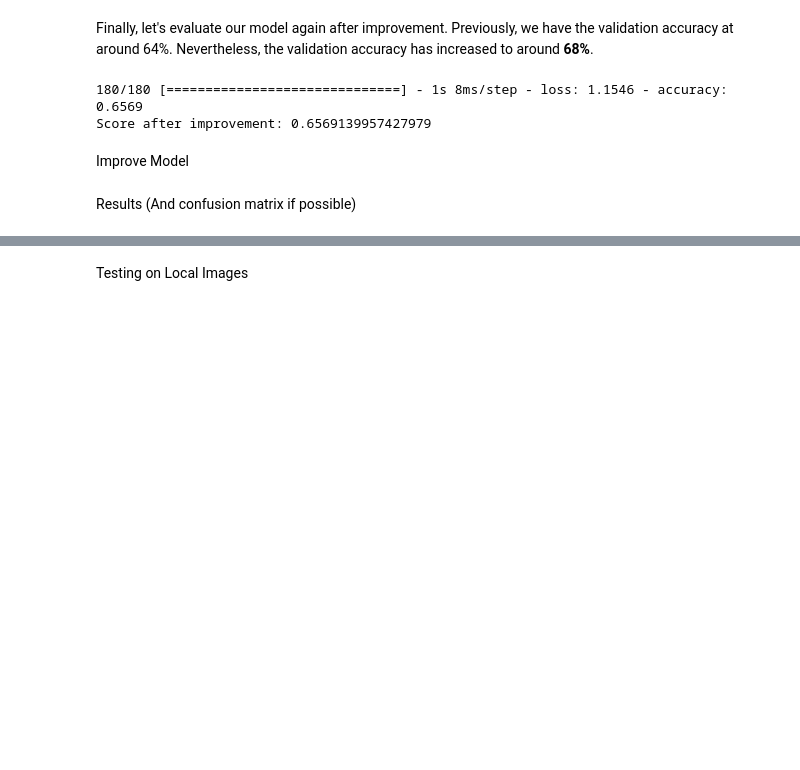
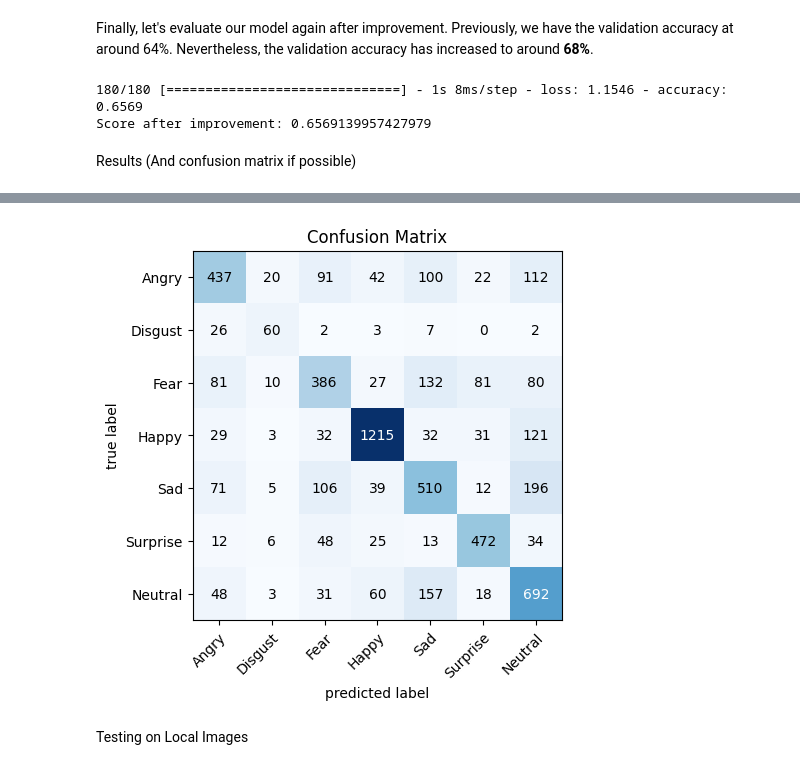
Before and after one commit to FizaAyub/BEE12D---Facial-Sentiment-Analysis---Fiza-Ayub-, a Jupyter notebook: CV_Project.ipynb, the cells around one changed output, grey strips where cells are left out. Drawn from its saved outputs; the diff is of its cells as text; code cells hidden in the pictures; blank space fills up the shorter version.

```diff
--- a/CV_Project.ipynb
+++ b/CV_Project.ipynb
@@ -497,7 +497,25 @@ print('Score after improvement: {}'.format(score_after_improvement))
 # %% [output]
 180/180 [==============================] - 1s 8ms/step - loss: 1.1546 - accuracy: 0.6569
 Score after improvement: 0.6569139957427979
-# %% [markdown]
-Improve Model
 # %% [markdown]
 Results (And confusion matrix if possible)
+# %%
+
+import matplotlib.pyplot as plt
+
+from mlxtend.plotting import plot_confusion_matrix
+from sklearn.metrics import confusion_matrix
+
+# Make predictions
+predictions = cnn_model.predict(x_test)
+y_predict = numpy.argmax(predictions, axis=1)
+
+# Create confusion matrix
+conf_matrix = confusion_matrix(y_test, y_predict)
+
+# Display confusion matrix
+class_names = ['Angry', 'Disgust', 'Fear', 'Happy', 'Sad', 'Surprise', 'Neutral']
+fig, ax = plot_confusion_matrix(conf_mat=conf_matrix, class_names=class_names)
+plt.title('Confusion Matrix')
+plt.show()
+# %% [output]
@@ -504,3 +523,4 @@ Results (And confusion matrix if possible)
+[figure, added]
 # %% [markdown]
 Testing on Local Images
 # %% [markdown]
```
Also changed, not shown: parts of 1 cell of this notebook.
